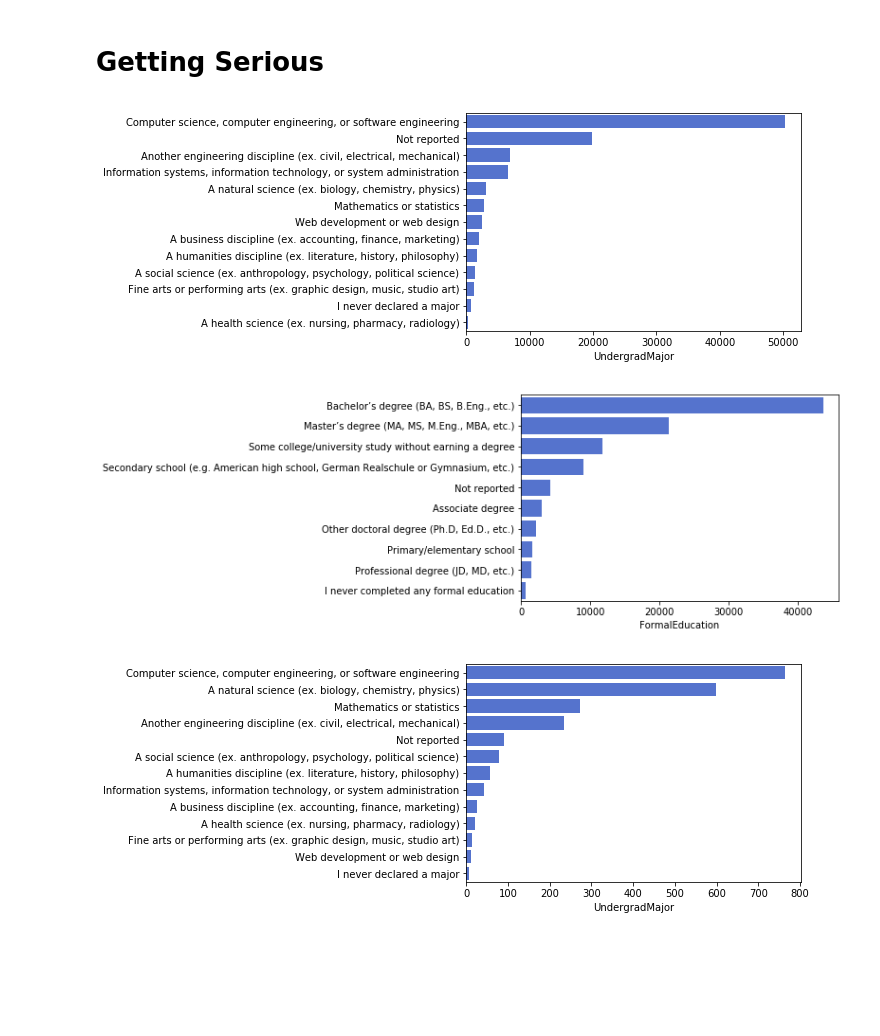
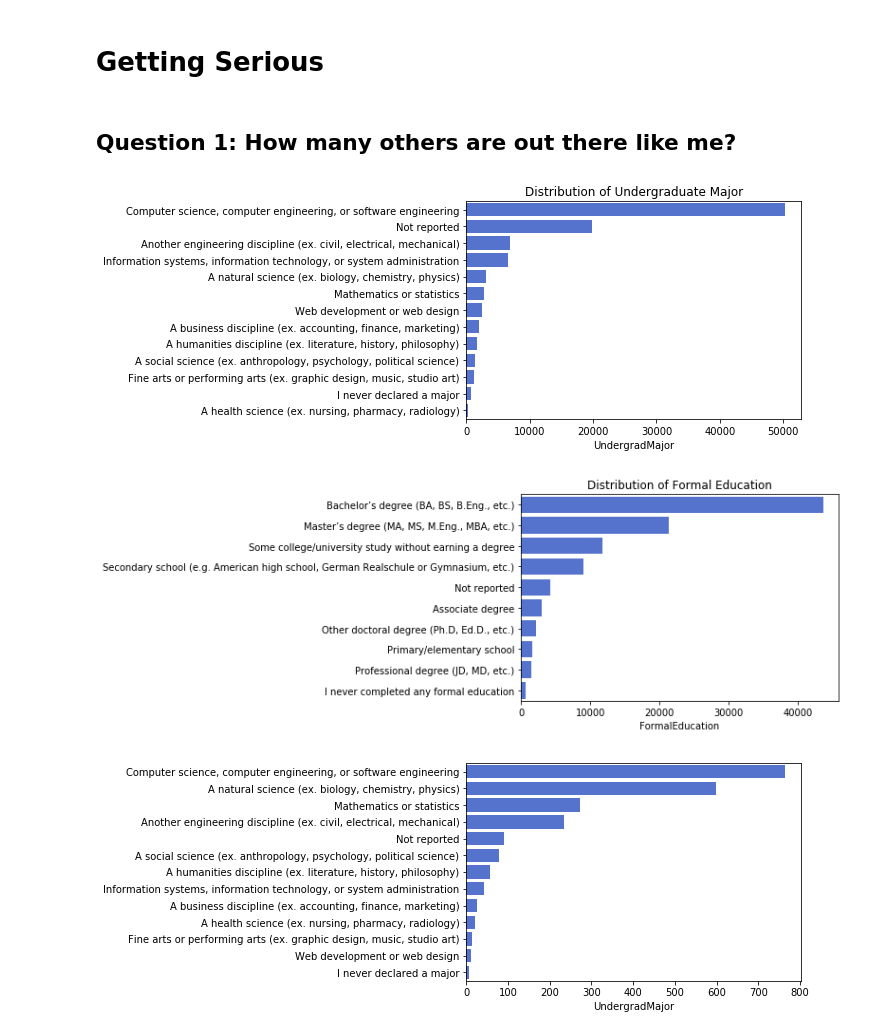
Before and after one commit to joshtice/stackoverflow2018, a Jupyter notebook: joshtice_stackoverflow_2018.ipynb, the cells around one changed output. Saved outputs shown, nothing was run; the diff lists cells and outputs as text; code cells hidden in the pictures; blank space fills up the shorter version.

```diff
--- a/joshtice_stackoverflow_2018.ipynb
+++ b/joshtice_stackoverflow_2018.ipynb
@@ -169,17 +123,21 @@ pprint(answer_options)
 # %% [markdown]
 # Getting Serious
+# %% [markdown]
+## Question 1: How many others are out there like me?
 # %%
 undergrad_breakdown = df.UndergradMajor.fillna('Not reported').value_counts()
 sns.barplot(x=undergrad_breakdown, y=undergrad_breakdown.index, color='royalblue')
+plt.title('Distribution of Undergraduate Major')
 plt.show()
 # %% [output]
-[figure, old version]
+[figure, new version]
 # %%
 degree_breakdown = df.FormalEducation.fillna('Not reported').value_counts()
 sns.barplot(x=degree_breakdown, y=degree_breakdown.index, color='royalblue')
+plt.title("Distribution of Formal Education")
 plt.show()
 # %% [output]
-[figure, old version]
+[figure, new version]
 # %%
 is_phd = df.FormalEducation.fillna('Not reported').str.contains('Other doctoral degree')
 phd_field_breakdown = df.UndergradMajor.fillna('Not reported')[is_phd].value_counts()
```
Also changed, not shown: parts of 17 cells of this notebook, 1 other file.
